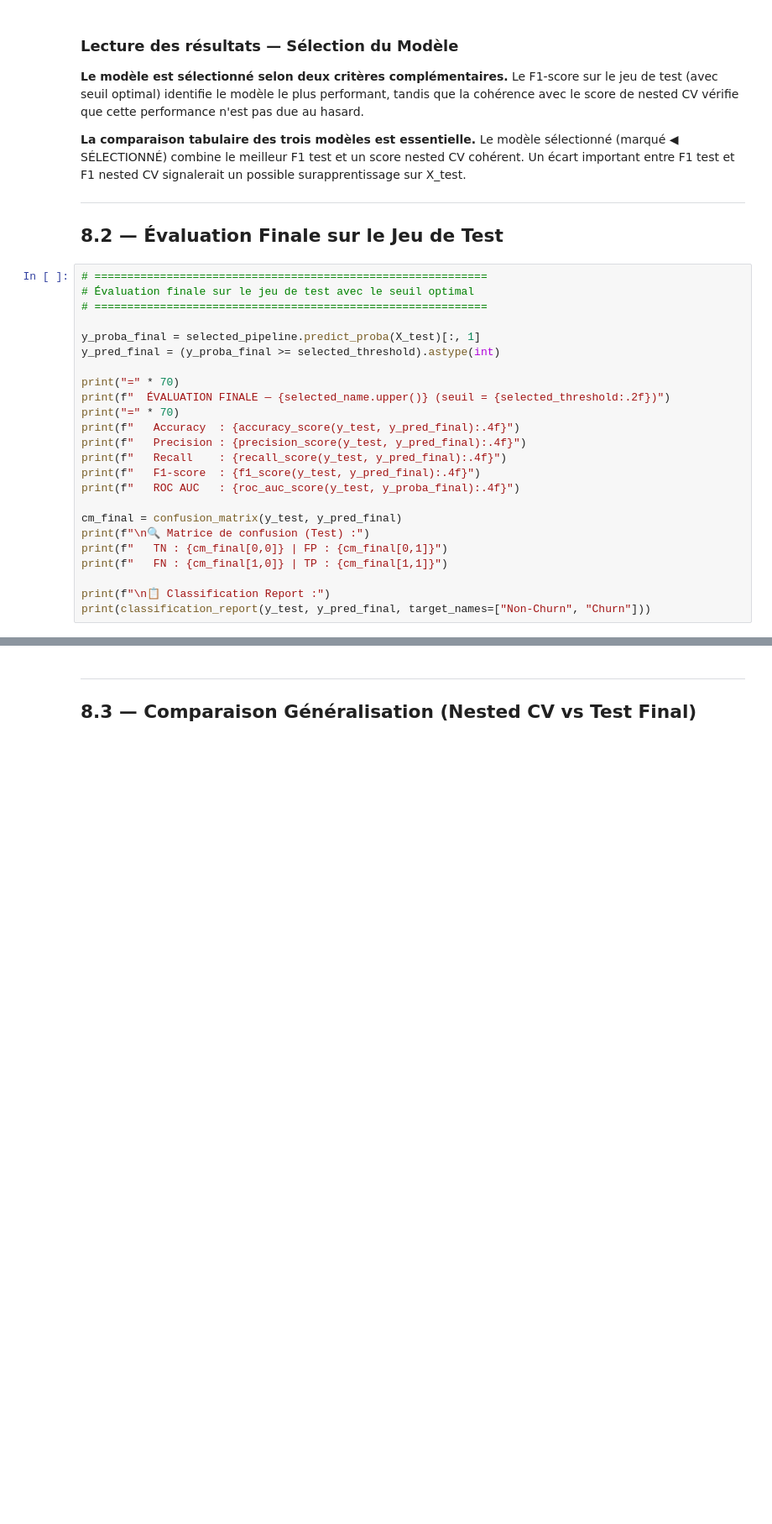
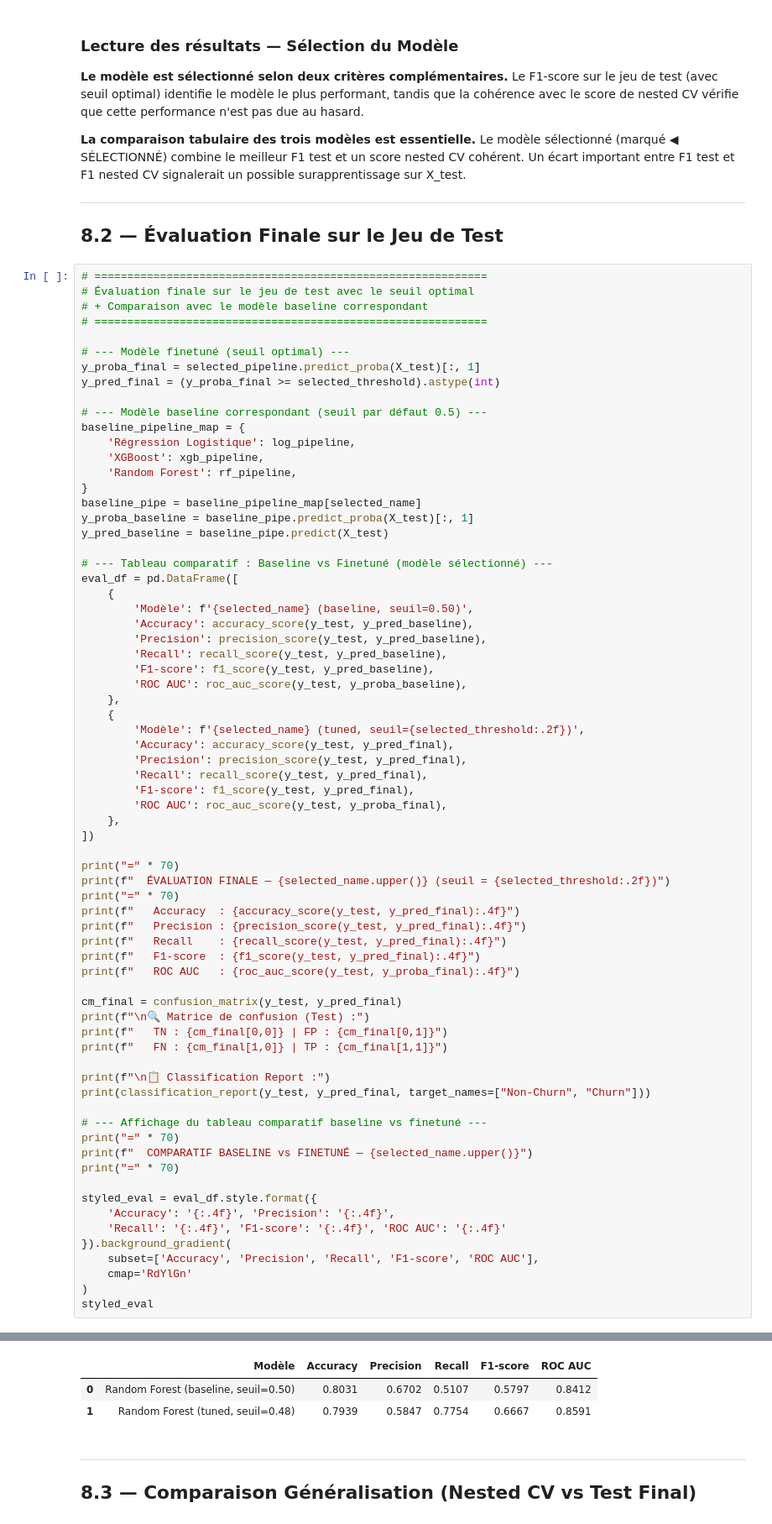
Before and after one commit to Dylan-Jbt/Scoring_de_churn_client, a Jupyter notebook: notebooks/03_finetuned_model.ipynb, the cells around one changed output, grey strips where cells are left out. Shown at 84% size. Cells and saved outputs as stored; diff of their text form; blank space fills up the shorter version.

```diff
--- a/notebooks/03_finetuned_model.ipynb
+++ b/notebooks/03_finetuned_model.ipynb
@@ -1476,10 +1481,42 @@ for _, row in final_df.iterrows():
 # %%
 # ============================================================
 # Évaluation finale sur le jeu de test avec le seuil optimal
+# + Comparaison avec le modèle baseline correspondant
 # ============================================================
 
+# --- Modèle finetuné (seuil optimal) ---
 y_proba_final = selected_pipeline.predict_proba(X_test)[:, 1]
 y_pred_final = (y_proba_final >= selected_threshold).astype(int)
+
+# --- Modèle baseline correspondant (seuil par défaut 0.5) ---
+baseline_pipeline_map = {
+    'Régression Logistique': log_pipeline,
+    'XGBoost': xgb_pipeline,
+    'Random Forest': rf_pipeline,
+}
+baseline_pipe = baseline_pipeline_map[selected_name]
+y_proba_baseline = baseline_pipe.predict_proba(X_test)[:, 1]
+y_pred_baseline = baseline_pipe.predict(X_test)
+
+# --- Tableau comparatif : Baseline vs Finetuné (modèle sélectionné) ---
+eval_df = pd.DataFrame([
+    {
+        'Modèle': f'{selected_name} (baseline, seuil=0.50)',
+        'Accuracy': accuracy_score(y_test, y_pred_baseline),
+        'Precision': precision_score(y_test, y_pred_baseline),
+        'Recall': recall_score(y_test, y_pred_baseline),
+        'F1-score': f1_score(y_test, y_pred_baseline),
+        'ROC AUC': roc_auc_score(y_test, y_proba_baseline),
+    },
+    {
+        'Modèle': f'{selected_name} (tuned, seuil={selected_threshold:.2f})',
+        'Accuracy': accuracy_score(y_test, y_pred_final),
+        'Precision': precision_score(y_test, y_pred_final),
+        'Recall': recall_score(y_test, y_pred_final),
+        'F1-score': f1_score(y_test, y_pred_final),
+        'ROC AUC': roc_auc_score(y_test, y_proba_final),
+    },
+])
 
 print("=" * 70)
 print(f"  ÉVALUATION FINALE — {selected_name.upper()} (seuil = {selected_threshold:.2f})")
@@ -1497,6 +1534,20 @@ print(f"   FN : {cm_final[1,0]} | TP : {cm_final[1,1]}")
 
 print(f"\n📋 Classification Report :")
 print(classification_report(y_test, y_pred_final, target_names=["Non-Churn", "Churn"]))
+
+# --- Affichage du tableau comparatif baseline vs finetuné ---
+print("=" * 70)
+print(f"  COMPARATIF BASELINE vs FINETUNÉ — {selected_name.upper()}")
+print("=" * 70)
+
+styled_eval = eval_df.style.format({
+    'Accuracy': '{:.4f}', 'Precision': '{:.4f}',
+    'Recall': '{:.4f}', 'F1-score': '{:.4f}', 'ROC AUC': '{:.4f}'
+}).background_gradient(
+    subset=['Accuracy', 'Precision', 'Recall', 'F1-score', 'ROC AUC'],
+    cmap='RdYlGn'
+)
+styled_eval
 # %% [output]
 ======================================================================
   ÉVALUATION FINALE — RANDOM FOREST (seuil = 0.48)
@@ -1518,3 +1569,6 @@ weighted avg       0.82      0.79      0.80      1407
+|  | Modèle | Accuracy | Precision | Recall | F1-score | ROC AUC |
+| 0 | Random Forest (baseline, seuil=0.50) | 0.8031 | 0.6702 | 0.5107 | 0.5797 | 0.8412 |
+| 1 | Random Forest (tuned, seuil=0.48) | 0.7939 | 0.5847 | 0.7754 | 0.6667 | 0.8591 |
 # %% [markdown]
 ---
 
```
Also changed, not shown: parts of 13 cells of this notebook, 1 other file.
